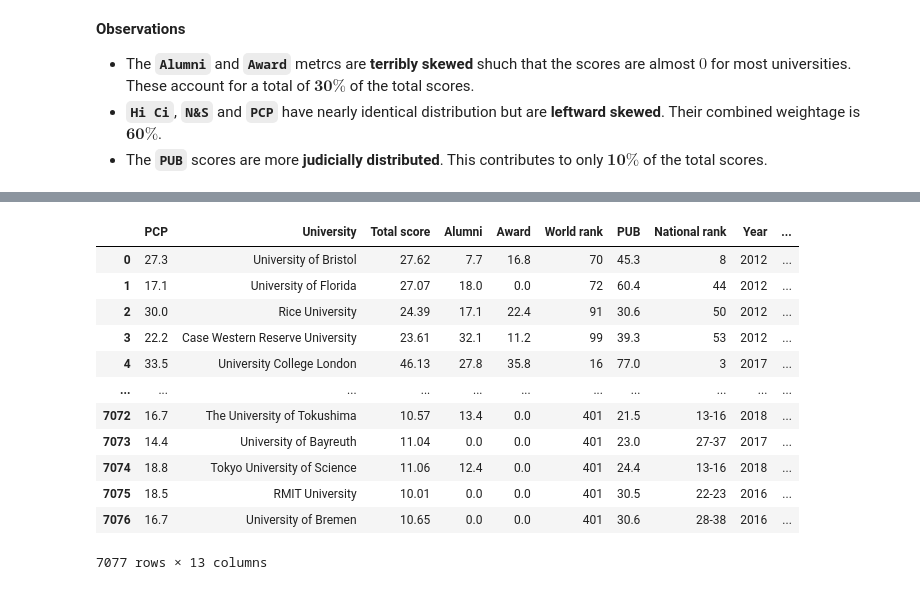
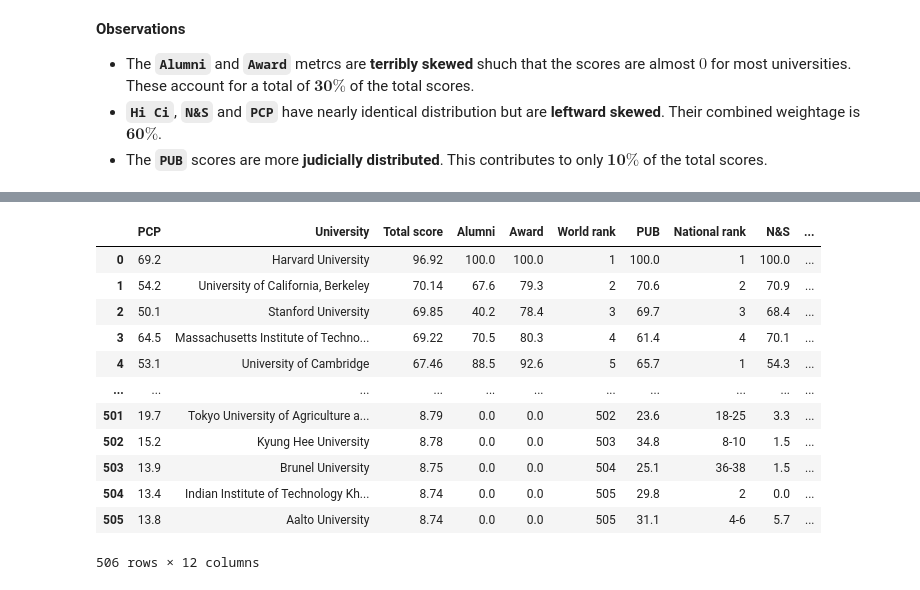
Before and after one commit to kalp121212/DS203_Project, a Jupyter notebook: Shanghai_EDA.ipynb, the cells around one changed output, grey strips where cells are left out. Saved outputs shown, nothing was run; the diff lists cells and outputs as text; code cells hidden in the pictures.

```diff
--- a/Shanghai_EDA.ipynb
+++ b/Shanghai_EDA.ipynb
@@ -212,0 +153,19 @@ Observations
+# %%
+df_all_years = df
+df = {}
+# %%
+min_year = min(df_all_years['Year'])
+max_year = max(df_all_years['Year'])
+for year in range(min_year,max_year+1):
+  df[year] = df_all_years[df_all_years['Year'] == year]
+  df[year] = df[year].sort_values(by = ['Total score'], ascending = False)
+  df[year] = df[year].set_index(pd.Index(range(len(df[year]))))
+  df[year] = df[year].drop(columns = ['Year'])
+
+  df[year]['World rank'] = list(range(1,len(df[year])+1))
+  for i in range(1,len(df[year])):
+    if df[year]['Total score'][i] == df[year]['Total score'][i-1]:
+      df[year]['World rank'][i] = df[year]['World rank'][i-1]
+
+print('Starting year: ',min_year)
+print('Last year: ',max_year)
@@ -213,16 +192,16 @@ Observations
 # %%
-df
+df[2010]
 # %% [output]
-|  | PCP | University | Total score | Alumni | Award | World rank | PUB | National rank | Year | ... |
-| 0 | 27.3 | University of Bristol | 27.62 | 7.7 | 16.8 | 70 | 45.3 | 8 | 2012 | ... |
-| 1 | 17.1 | University of Florida | 27.07 | 18.0 | 0.0 | 72 | 60.4 | 44 | 2012 | ... |
-| 2 | 30.0 | Rice University | 24.39 | 17.1 | 22.4 | 91 | 30.6 | 50 | 2012 | ... |
-| 3 | 22.2 | Case Western Reserve University | 23.61 | 32.1 | 11.2 | 99 | 39.3 | 53 | 2012 | ... |
-| 4 | 33.5 | University College London | 46.13 | 27.8 | 35.8 | 16 | 77.0 | 3 | 2017 | ... |
+|  | PCP | University | Total score | Alumni | Award | World rank | PUB | National rank | N&S | ... |
+| 0 | 69.2 | Harvard University | 96.92 | 100.0 | 100.0 | 1 | 100.0 | 1 | 100.0 | ... |
+| 1 | 54.2 | University of California, Berkeley | 70.14 | 67.6 | 79.3 | 2 | 70.6 | 2 | 70.9 | ... |
+| 2 | 50.1 | Stanford University | 69.85 | 40.2 | 78.4 | 3 | 69.7 | 3 | 68.4 | ... |
+| 3 | 64.5 | Massachusetts Institute of Techno... | 69.22 | 70.5 | 80.3 | 4 | 61.4 | 4 | 70.1 | ... |
+| 4 | 53.1 | University of Cambridge | 67.46 | 88.5 | 92.6 | 5 | 65.7 | 1 | 54.3 | ... |
 | ... | ... | ... | ... | ... | ... | ... | ... | ... | ... | ... |
-| 7072 | 16.7 | The University of Tokushima | 10.57 | 13.4 | 0.0 | 401 | 21.5 | 13-16 | 2018 | ... |
-| 7073 | 14.4 | University of Bayreuth | 11.04 | 0.0 | 0.0 | 401 | 23.0 | 27-37 | 2017 | ... |
-| 7074 | 18.8 | Tokyo University of Science | 11.06 | 12.4 | 0.0 | 401 | 24.4 | 13-16 | 2018 | ... |
-| 7075 | 18.5 | RMIT University | 10.01 | 0.0 | 0.0 | 401 | 30.5 | 22-23 | 2016 | ... |
-| 7076 | 16.7 | University of Bremen | 10.65 | 0.0 | 0.0 | 401 | 30.6 | 28-38 | 2016 | ... |
+| 501 | 19.7 | Tokyo University of Agriculture a... | 8.79 | 0.0 | 0.0 | 502 | 23.6 | 18-25 | 3.3 | ... |
+| 502 | 15.2 | Kyung Hee University | 8.78 | 0.0 | 0.0 | 503 | 34.8 | 8-10 | 1.5 | ... |
+| 503 | 13.9 | Brunel University | 8.75 | 0.0 | 0.0 | 504 | 25.1 | 36-38 | 1.5 | ... |
+| 504 | 13.4 | Indian Institute of Technology Kh... | 8.74 | 0.0 | 0.0 | 505 | 29.8 | 2 | 0.0 | ... |
+| 505 | 13.8 | Aalto University | 8.74 | 0.0 | 0.0 | 505 | 31.1 | 4-6 | 5.7 | ... |
-7077 rows × 13 columns
+506 rows × 12 columns
```
Also changed, not shown: parts of 19 cells of this notebook.
